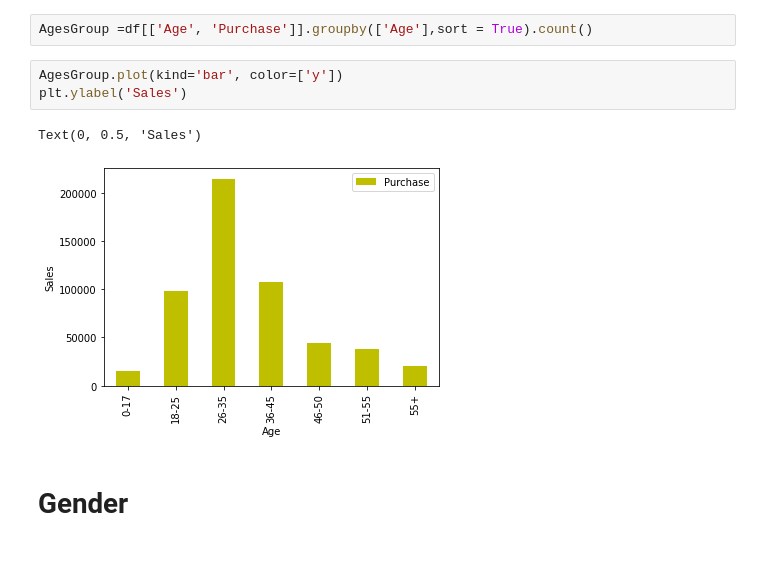
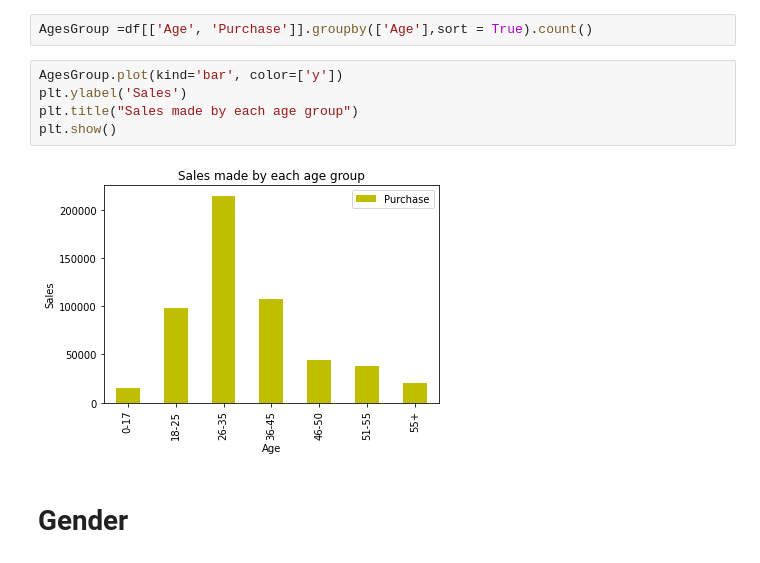
Before and after one commit to ManavKaul/Black-Friday-Sale, a Jupyter notebook: Black_Friday_Sale_Analysis.ipynb, the cells around one changed output. Drawn from its saved outputs; the diff is of its cells as text.

```diff
--- a/Black_Friday_Sale_Analysis.ipynb
+++ b/Black_Friday_Sale_Analysis.ipynb
@@ -45,9 +45,10 @@ AgesGroup =df[['Age', 'Purchase']].groupby(['Age'],sort = True).count()
 # %%
 AgesGroup.plot(kind='bar', color=['y'])
 plt.ylabel('Sales')
+plt.title("Sales made by each age group")
+plt.show()
 # %% [output]
-Text(0, 0.5, 'Sales')
-[figure, old version]
+[figure, new version]
 # %% [markdown]
 # **Gender**
 # %%
```
Also changed, not shown: parts of 5 cells of this notebook.
